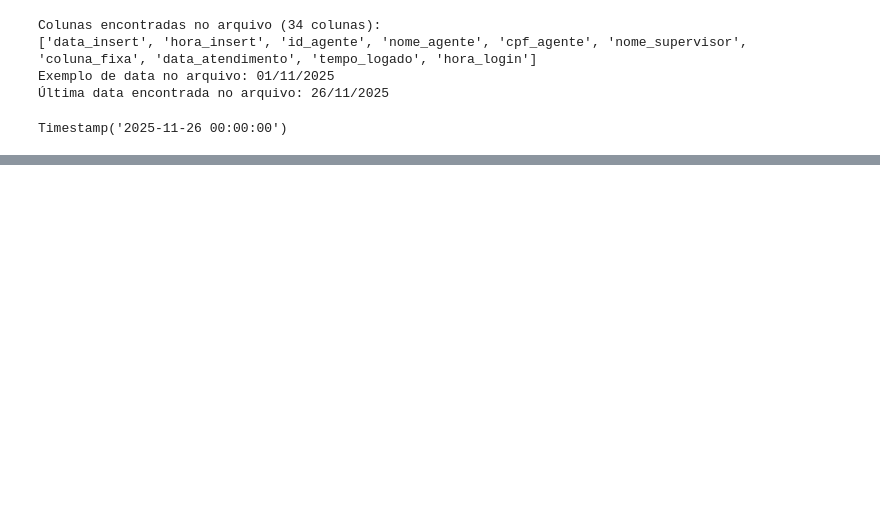
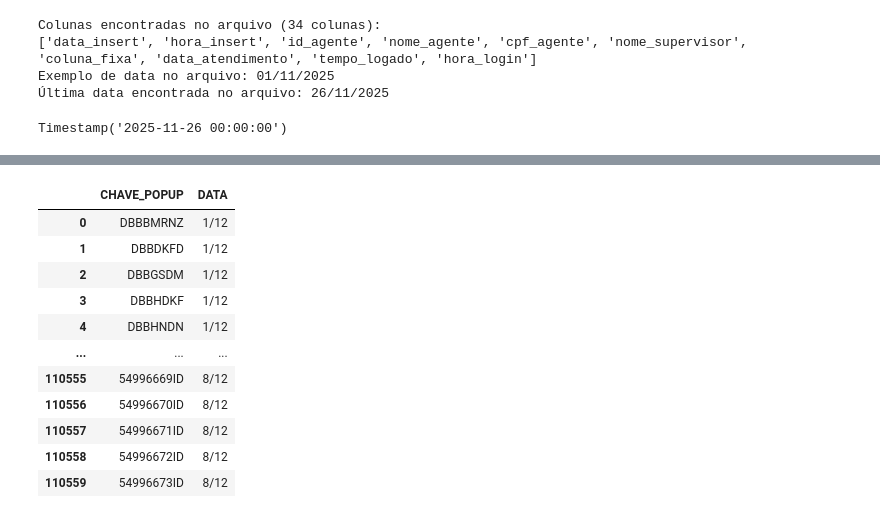
Before and after one commit to Claudiano-alves/Data-Analysis-Portfolio, a Jupyter notebook: Projects/Getnet/data_wrangling.ipynb, the cells around one changed output, grey strips where cells are left out. Cells and saved outputs as stored; diff of their text form; code cells hidden in the pictures; blank space fills up the shorter version.

```diff
--- a/Projects/Getnet/data_wrangling.ipynb
+++ b/Projects/Getnet/data_wrangling.ipynb
@@ -769,0 +749,82 @@ Timestamp('2025-11-26 00:00:00')
+# %%
+import pandas as pd
+import os
+from glob import glob
+
+def consolidar_mailings_payjoy(caminho_pasta=r"\\trc-dc-ad\Planejamento\00 - USUÁRIOS\0003_Daniel Kodama\PAYJOY\mailings payjoy"):
+    """
+    Consolida todos os arquivos CSV de mailings PayJoy em um único DataFrame
+
+    Args:
+        caminho_pasta: Caminho da pasta com os arquivos CSV
+
+    Returns:
+        DataFrame com colunas: CHAVE_POPUP, DATA
+    """
+
+    # Lista todos os arquivos CSV na pasta
+    arquivos = glob(os.path.join(caminho_pasta, "*.csv"))
+
+    if not arquivos:
+        print(f"Nenhum arquivo CSV encontrado em: {caminho_pasta}")
+        return pd.DataFrame()
+
+    print(f"Encontrados {len(arquivos)} arquivos CSV")
+
+    # Lista para armazenar os DataFrames
+    lista_dfs = []
+
+    for arquivo in arquivos:
+        try:
+            # Extrai o nome do arquivo sem o caminho
+            nome_arquivo = os.path.basename(arquivo)
+
+            # Remove a extensão .csv
+            nome_sem_extensao = nome_arquivo.replace('.csv', '')
+
+            # Pega os últimos 4 caracteres (ex: "03.12" ou "8/12")
+            ultimos_4_chars = nome_sem_extensao[-4:]
+
+            # Substitui ponto por barra para padronizar (ex: "03.12" -> "03/12")
+            data_str = ultimos_4_chars.replace('.', '/')
+
+            # Tenta ler com ponto e vírgula primeiro, se falhar tenta com vírgula
+            try:
+                df_temp = pd.read_csv(arquivo, usecols=['CHAVE_POPUP'], encoding='latin-1', sep=';')
+            except:
+                try:
+                    df_temp = pd.read_csv(arquivo, usecols=['CHAVE_POPUP'], encoding='latin-1', sep=',')
+                except:
+                    df_temp = pd.read_csv(arquivo, usecols=['CHAVE_POPUP'], encoding='utf-8', sep=';')
+
+            # Adiciona a coluna de data
+            df_temp['DATA'] = data_str
+
+            # Adiciona à lista
+            lista_dfs.append(df_temp)
+
+            print(f"✓ Processado: {nome_arquivo} - {len(df_temp)} registros - Data: {data_str}")
+
+        except Exception as e:
+            print(f"✗ Erro ao processar {nome_arquivo}: {e}")
+            continue
+
+    # Concatena todos os DataFrames
+    if lista_dfs:
+        df_consolidado = pd.concat(lista_dfs, ignore_index=True)
+
+        print(f"\n{'='*60}")
+        print(f"Total de registros consolidados: {len(df_consolidado)}")
+        print(f"Datas únicas: {sorted(df_consolidado['DATA'].unique())}")
+        print(f"Total de contratos únicos: {df_consolidado['CHAVE_POPUP'].nunique()}")
+        print(f"{'='*60}")
+
+        return df_consolidado
+    else:
+        print("Nenhum dado foi consolidado.")
+        return pd.DataFrame()
+
+# Executa a função
+df_mailings = consolidar_mailings_payjoy()
+df_mailings
+# %% [output]
@@ -769,0 +848,12 @@ Timestamp('2025-11-26 00:00:00')
+|  | CHAVE_POPUP | DATA |
+| 0 | DBBBMRNZ | 1/12 |
+| 1 | DBBDKFD | 1/12 |
+| 2 | DBBGSDM | 1/12 |
+| 3 | DBBHDKF | 1/12 |
+| 4 | DBBHNDN | 1/12 |
+| ... | ... | ... |
+| 110555 | 54996669ID | 8/12 |
+| 110556 | 54996670ID | 8/12 |
+| 110557 | 54996671ID | 8/12 |
+| 110558 | 54996672ID | 8/12 |
+| 110559 | 54996673ID | 8/12 |
```
Also changed, not shown: parts of 9 cells of this notebook, 28 other files.
